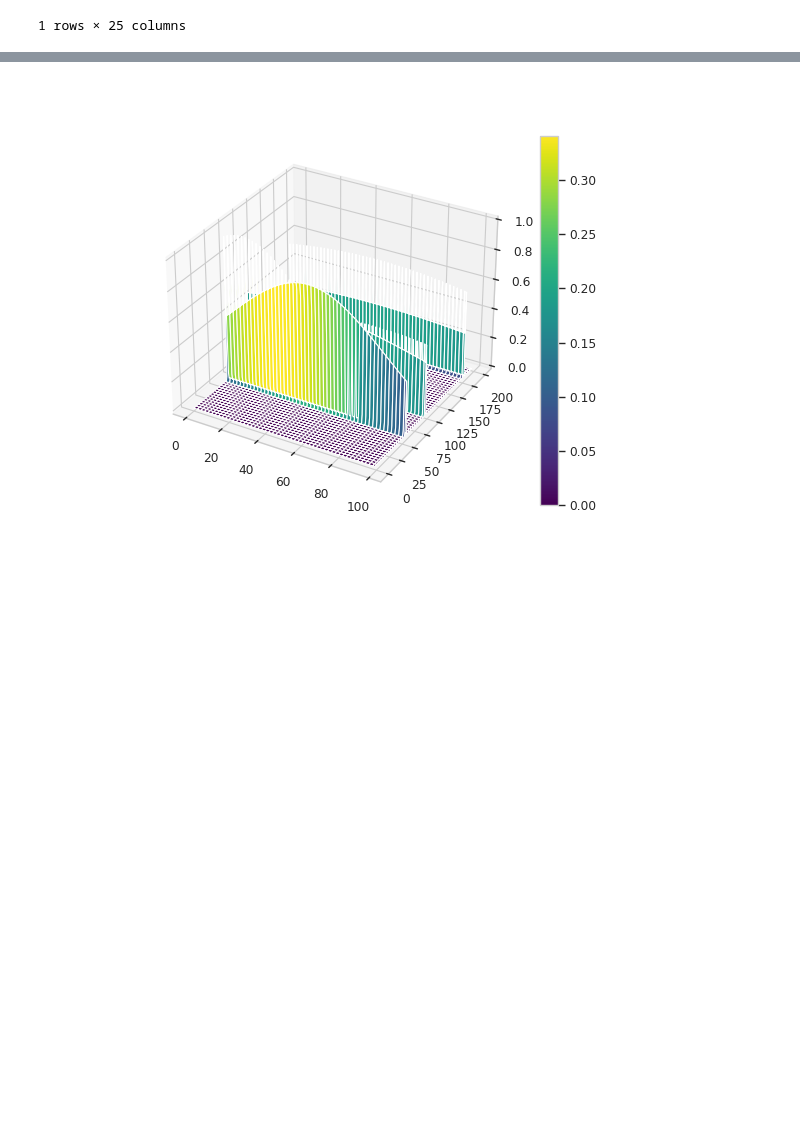
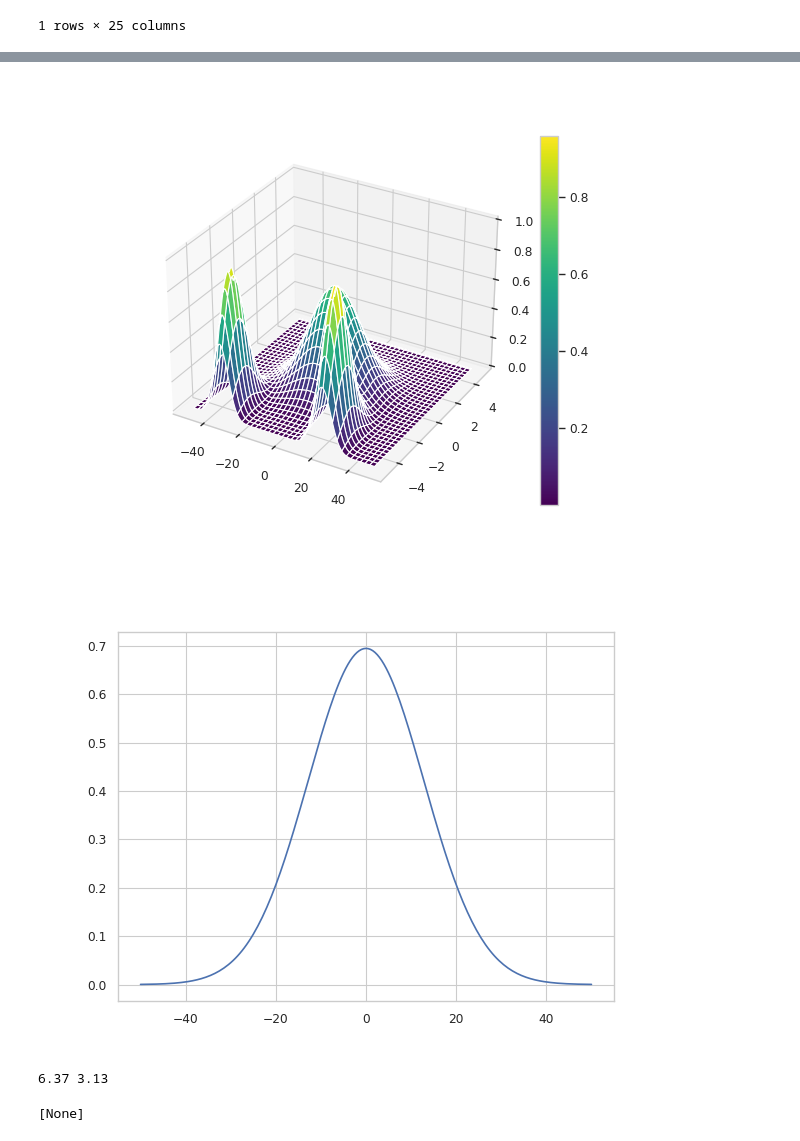
Before and after one commit to lmmartinez97/alphadrive_bp, a Jupyter notebook: highD/field_extraction.ipynb, the cells around one changed output, grey strips where cells are left out. Cells and saved outputs as stored; diff of their text form; code cells hidden in the pictures; blank space fills up the shorter version.

```diff
--- a/highD/field_extraction.ipynb
+++ b/highD/field_extraction.ipynb
@@ -58,9 +58,10 @@ class PotentialField:
 
     def initialize_grid(self):
         #calculate grid size
-        self.num_x = int(2*self.rx / self.sx)
-        self.num_y = int(2*self.ry / self.sy)
-        self.grid = np.zeros([self.num_x, self.num_y], dtype = np.float32)
+        self.num_x = int(2*self.rx / self.sx) + 1
+        self.num_y = int(2*self.ry / self.sy) + 1
+        self.grid = np.zeros([self.num_y, self.num_x], dtype = np.float32) #x dimension is rows, y dimension is columns
+        self.x_pos, self.y_pos = np.linspace(-self.rx, self.rx, self.num_x), np.linspace(-self.ry, self.ry, self.num_y) #x and y interchanged so x is the horizontal dimension, and y is the vertical dimension
         print("Initialized grid of shape: {}".format(self.grid.shape))
         return self.grid
 
@@ -74,28 +75,29 @@ class PotentialField:
     def get_field_value(self, dx, dy, vehicle):
         ang = np.arctan2(vehicle["xVelocity"], vehicle["yVelocity"])
         speed = np.linalg.norm([vehicle["xVelocity"], vehicle["yVelocity"]])
-        sigma_x, sigma_y = vehicle["width"], vehicle["height"]/10
+        sigma_y, sigma_x = vehicle["width"], vehicle["height"]/2
 
         a = np.square(np.cos(ang)) / (2 * np.square(sigma_x)) + np.square(np.sin(ang)) / (2 * np.square(sigma_y))
         b = - np.sin(2 * ang) / (4 * np.square(sigma_x)) + np.sin(2 * ang) / (4 * np.square(sigma_y))
         c = np.square(np.sin(ang)) / (2 * np.square(sigma_x)) + np.square(np.cos(ang)) / (2 * np.square(sigma_y))
 
-        field = np.sqrt(speed) * np.exp(-(a * np.square(dx) + 2 * b * dx * dy + c * np.square(dy)))
+        field = speed * np.exp(-(a * np.square(dx) + 2 * b * dx * dy + c * np.square(dy)))
         return field
 
     def calculate_field_at_point(self, x, y):
         field_value = 0
         for vehicle in self.vehicle_list:
-            dx, dy = x - (vehicle["x"] - self.x_ego), y  - (vehicle["y"] - self.y_ego)
+            x_rel = vehicle["x"] - self.x_ego
+            y_rel = - vehicle["y"] + self.y_ego #positive y direction points "downwards"
+            dx, dy = x - x_rel, y - y_rel
             field_value += self.get_field_value(dx, dy, vehicle)
+            #print("Vehicle {} - Point ({},{}) - Field value = {}".format(vehicle["id"], x, y, field_value))
         return field_value
 
     def calculate_field(self):
-        for i, row in enumerate(self.grid):
-            for j, col in enumerate(row):
-                x = i*self.sx + self.sx/2 - self.rx
-                y = j*self.sy + self.sy / 2 - self.ry
-                self.grid[i][j] = self.calculate_field_at_point(x, y)
+        for i, x in enumerate(self.x_pos):
+            for j, y in enumerate(self.y_pos):
+                self.grid[j][i] = self.calculate_field_at_point(x, y)
         self.normalized_grid = self.grid / np.linalg.norm(self.grid, 'fro')
         self.normalized_grid = (self.normalized_grid - np.min(self.normalized_grid)) / (np.max(self.normalized_grid) - np.min(self.normalized_grid))
         return self.normalized_grid
@@ -103,10 +105,18 @@ class PotentialField:
     def plot_field(self):
         fig = plt.figure()
         ax = plt.axes(projection='3d')
-        X, Y = np.meshgrid(range(self.num_y), range(self.num_x))
+        X, Y = np.meshgrid(self.x_pos, self.y_pos)
         surf = ax.plot_surface(X, Y, self.normalized_grid, cmap = "viridis")
         fig.colorbar(surf)
         plt.show()
+
+    def plot_center_field(self):
+        fig, ax = plt.subplots()
+        y_index = int((self.normalized_grid.shape[0] - 1) / 2)
+        x = self.x_pos
+        y = self.normalized_grid[y_index]
+        ax.plot(x, y)
+        plt.show()
 # %%
 rx = 50 # horizontal semiaxis of ellipse to consider as ROI
 ry = 5 # vertical semiaxis of ellipse to consider as ROI
@@ -130,4 +138,12 @@ Initialized grid of shape: (200, 100)
-# %%
-field.plot_field()
-# %% [output]
-[figure, removed]
+# %%
+values = field.calculate_field()
+field.plot_field()
+field.plot_center_field()
+# %% [output]
+[figure, added]
+[figure, added]
+# %%
+[print(vehicle["width"], vehicle["height"]) for vehicle in field.vehicle_list]
+# %% [output]
+6.37 3.13
+[None]
```
Also changed, not shown: parts of 2 cells of this notebook.
